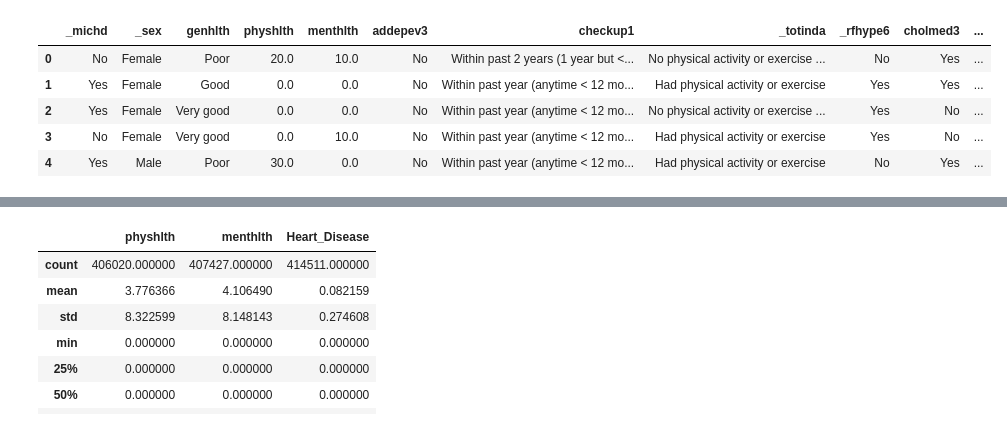
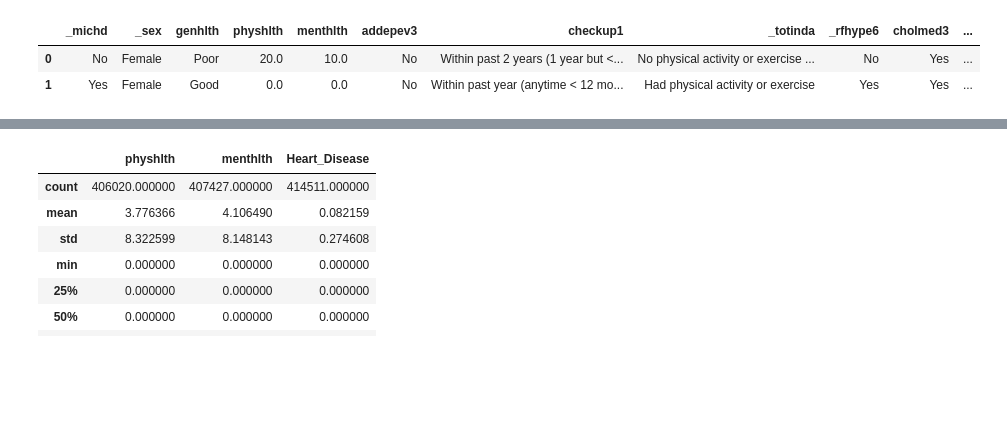
Before and after one commit to blueran21/heart_disease_classification, a Jupyter notebook: code/4_Ran_EDA.ipynb, the cells around one changed output, grey strips where cells are left out. Cells and saved outputs as stored; diff of their text form; code cells hidden in the pictures; blank space fills up the shorter version.

```diff
--- a/code/4_Ran_EDA.ipynb
+++ b/code/4_Ran_EDA.ipynb
@@ -13,14 +10,19 @@ columns = [c.lower() for c in ['_MICHD', '_SEX', 'GENHLTH', 'PHYSHLTH',
+# %%
+columns = [
+    '_michd', '_sex', 'genhlth',
+    'physhlth', 'menthlth', 'addepev3',
+    'checkup1', '_totinda', '_rfhype6',
+    'cholmed3', '_rfchol3', 'cvdstrk3',
+    '_asthms1', 'chcscncr','chcocncr'
+]
 # %%
-df_ran = df[columns]
+df_ran = df[columns].copy()
 # %%
-df_ran.head()
+df_ran.head(2)
 # %% [output]
 |  | _michd | _sex | genhlth | physhlth | menthlth | addepev3 | checkup1 | _totinda | _rfhype6 | cholmed3 | ... |
 | 0 | No | Female | Poor | 20.0 | 10.0 | No | Within past 2 years (1 year but <... | No physical activity or exercise ... | No | Yes | ... |
 | 1 | Yes | Female | Good | 0.0 | 0.0 | No | Within past year (anytime < 12 mo... | Had physical activity or exercise | Yes | Yes | ... |
-| 2 | Yes | Female | Very good | 0.0 | 0.0 | No | Within past year (anytime < 12 mo... | No physical activity or exercise ... | Yes | No | ... |
-| 3 | No | Female | Very good | 0.0 | 10.0 | No | Within past year (anytime < 12 mo... | Had physical activity or exercise | Yes | No | ... |
-| 4 | Yes | Male | Poor | 30.0 | 0.0 | No | Within past year (anytime < 12 mo... | Had physical activity or exercise | No | Yes | ... |
 # %%
 df_ran.info()
 # %% [output]
```
Also changed, not shown: parts of 89 cells of this notebook.
